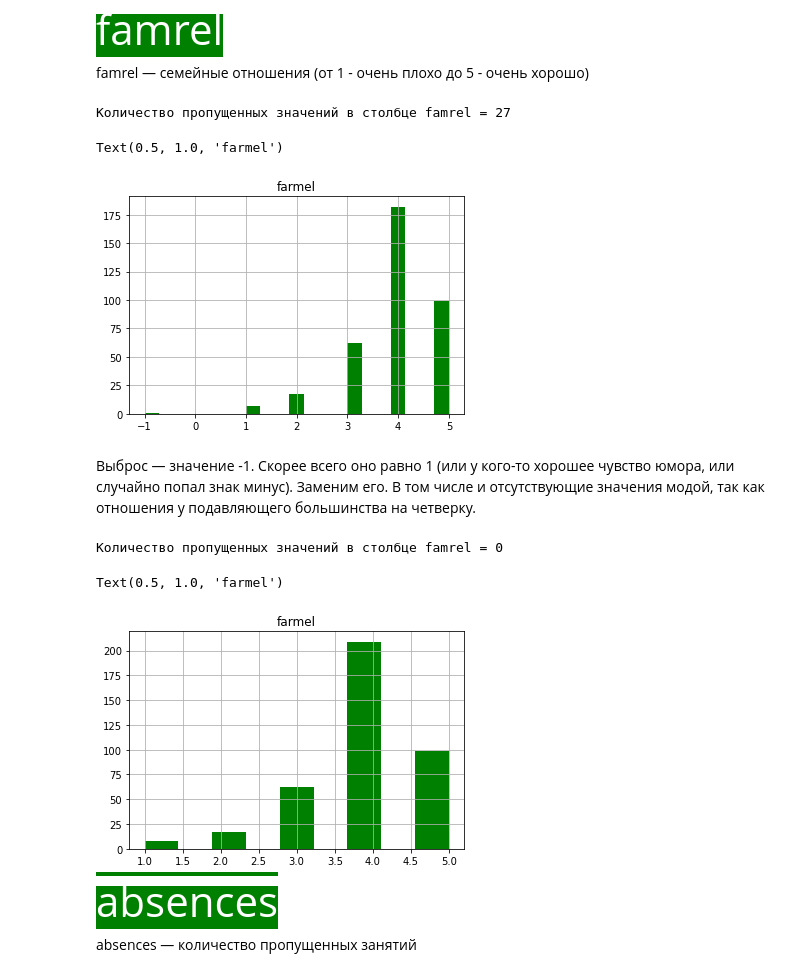
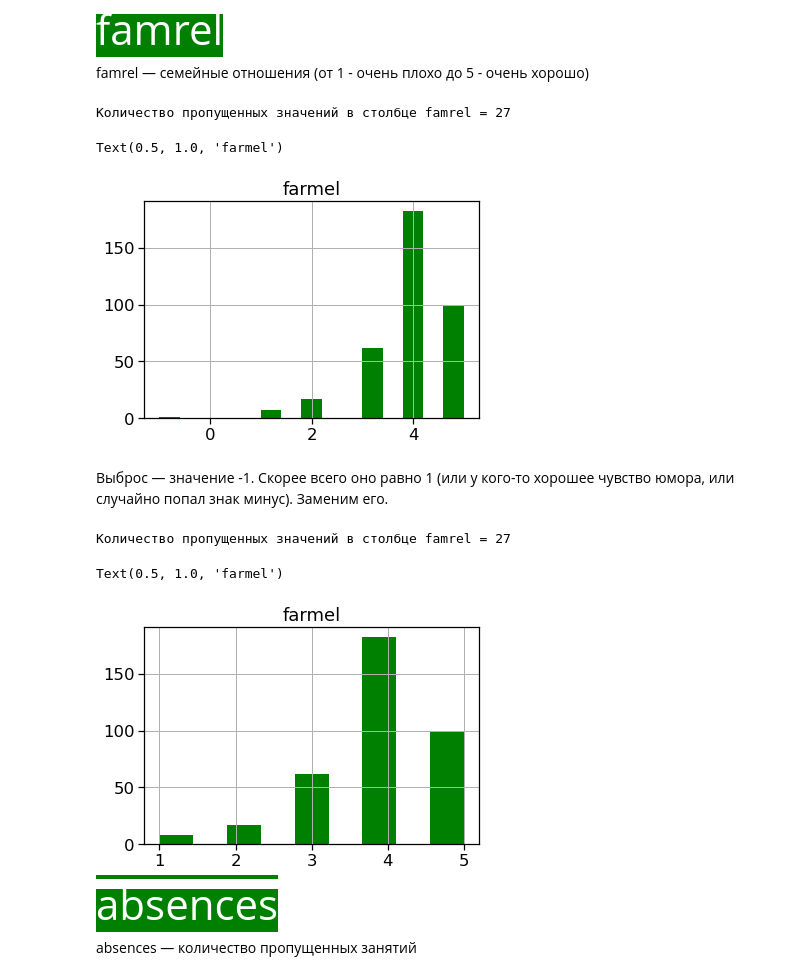
Before and after one commit to tankudo/skillfactory_rds, a Jupyter notebook: module_2/Academic performance in mathematics, EDA.ipynb, the cells around one changed output. Saved outputs shown, nothing was run; the diff lists cells and outputs as text; code cells hidden in the pictures.

```diff
--- a/module_2/Academic performance in mathematics, EDA.ipynb
+++ b/module_2/Academic performance in mathematics, EDA.ipynb
@@ -52,7 +52,7 @@ import matplotlib.pyplot as plt
 import seaborn as sns
 from itertools import combinations
 from scipy.stats import ttest_ind
-
+sns.set_context("notebook", font_scale=1.5, rc={"lines.linewidth": 2.5})
 pd.set_option('display.max_rows', 50)  # показывать больше строк
 pd.set_option('display.max_columns', 50)  # показывать больше колонок
 
@@ -366,3 +389,0 @@ memory usage: 3.2+ KB
-# %%
-stud.loc[(stud.traveltime == 1) & (stud.reason == 'None'), 'reason'] = "home"
-pd.DataFrame(stud.reason.value_counts())
@@ -691,5 +693,4 @@ Text(0.5, 1.0, 'Fedu')
 # %%
-stud.Fedu.fillna(method='ffill', inplace=True)
 stud.loc[(stud.Fedu == 40), 'Fedu'] = 4
 stud.Fedu.hist(color='green', bins=9)
 print(
@@ -720,7 +720,0 @@ Text(0.5, 1.0, 'Medu')
-# %%
-stud.Medu.fillna(method='ffill', inplace=True)
-print(
-    f'Количество пропущенных значений в столбце Fedu = {stud.Medu.isnull().sum()}'
-)
-stud.Medu.hist(color='green', bins=9)
-plt.title('Medu')
@@ -736,27 +726,26 @@ famrel — семейные отношения (от 1 - очень плохо
 print(
     f'Количество пропущенных значений в столбце famrel = {stud.famrel.isnull().sum()}'
 )
-stud.famrel.hist(color='green', bins=21)
+stud.famrel.hist(color='green', bins=15)
 stud.famrel.describe()
 plt.title('farmel')
 # %% [output]
 Количество пропущенных значений в столбце famrel = 27
 Text(0.5, 1.0, 'farmel')
-[figure, old version]
+[figure, new version]
 # %% [markdown]
-Выброс — значение -1. Скорее всего оно равно 1 (или у кого-то хорошее чувство юмора, или случайно попал знак минус). Заменим его. В том числе и отсутствующие значения модой, так как отношения у подавляющего большинства на четверку.
+Выброс — значение -1. Скорее всего оно равно 1 (или у кого-то хорошее чувство юмора, или случайно попал знак минус). Заменим его.
 # %%
-stud.famrel.fillna(stud.famrel.mode()[0], inplace=True)
 stud.loc[(stud['famrel'] == -1), 'famrel'] = 1
 stud.famrel.hist(color='green', bins=9)
 print(
     f'Количество пропущенных значений в столбце famrel = {stud.famrel.isnull().sum()}'
 )
 plt.title('farmel')
 # %% [output]
-Количество пропущенных значений в столбце famrel = 0
+Количество пропущенных значений в столбце famrel = 27
 Text(0.5, 1.0, 'farmel')
-[figure, old version]
+[figure, new version]
 # %% [markdown]
 <span style="background-color:green; color:white; font-family: 'Bebas Neue'; font-size: 3em">absences</span>
 
```
Also changed, not shown: parts of 48 cells of this notebook.
